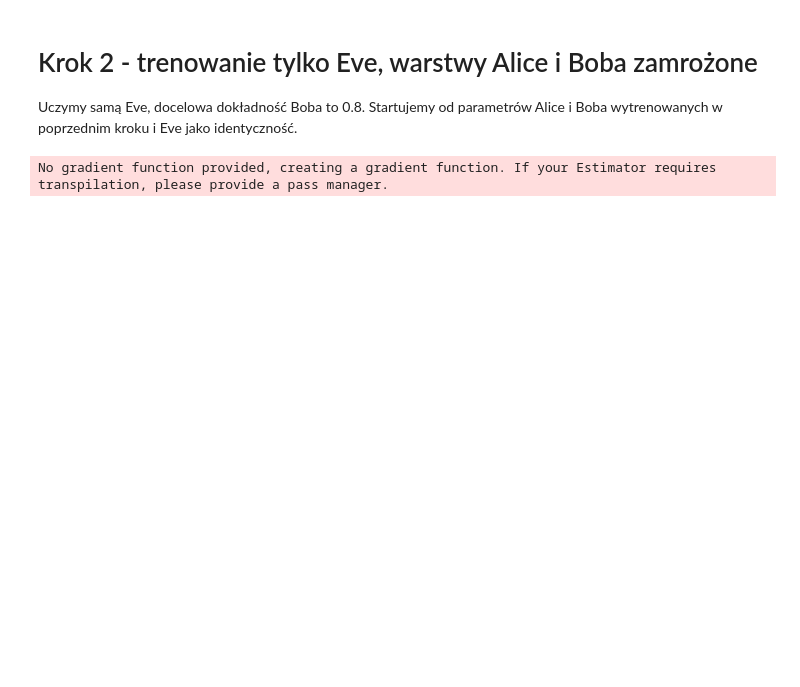
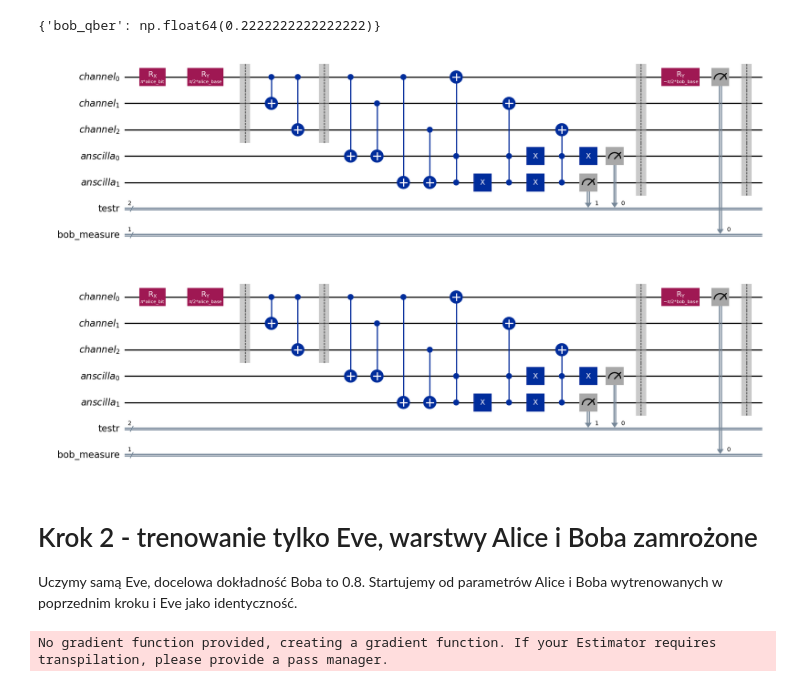
Before and after one commit to wojciechp6/BB84-QCL-error-correction, a Jupyter notebook: experiments/3qubit_correction.ipynb, the cells around one changed output. Saved outputs shown, nothing was run; the diff lists cells and outputs as text; code cells hidden in the pictures; blank space fills up the shorter version.

```diff
--- a/experiments/3qubit_correction.ipynb
+++ b/experiments/3qubit_correction.ipynb
@@ -36,6 +37,15 @@ def train_eve():
         if epoch % 5 == 0 or epoch == 49:
             print(f'epoch: {epoch}, loss: {loss}, QBER: {qber}')
     return bob_qber, eve_qber
+# %%
+protocol = BB84Protocol(512, layers, channel_size=3, seed=0)
+print(protocol.run())
+
+protocol.qc_with_ctx()[0].decompose().draw("mpl")
+# %% [output]
+{'bob_qber': np.float64(0.2222222222222222)}
+[figure, added]
+[figure, added]
 # %% [markdown]
 # Krok 2 - trenowanie tylko Eve, warstwy Alice i Boba zamrożone
 Uczymy samą Eve, docelowa dokładność Boba to 0.8. Startujemy od parametrów Alice i Boba wytrenowanych w poprzednim kroku i Eve jako identyczność.
```
Also changed, not shown: parts of 5 cells of this notebook, 1 other file.
